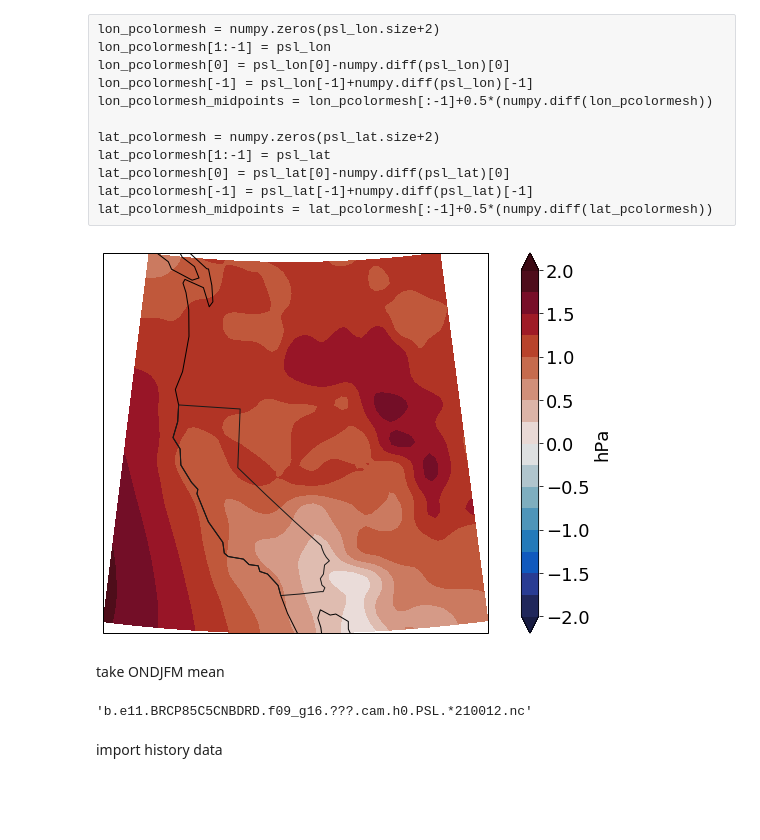
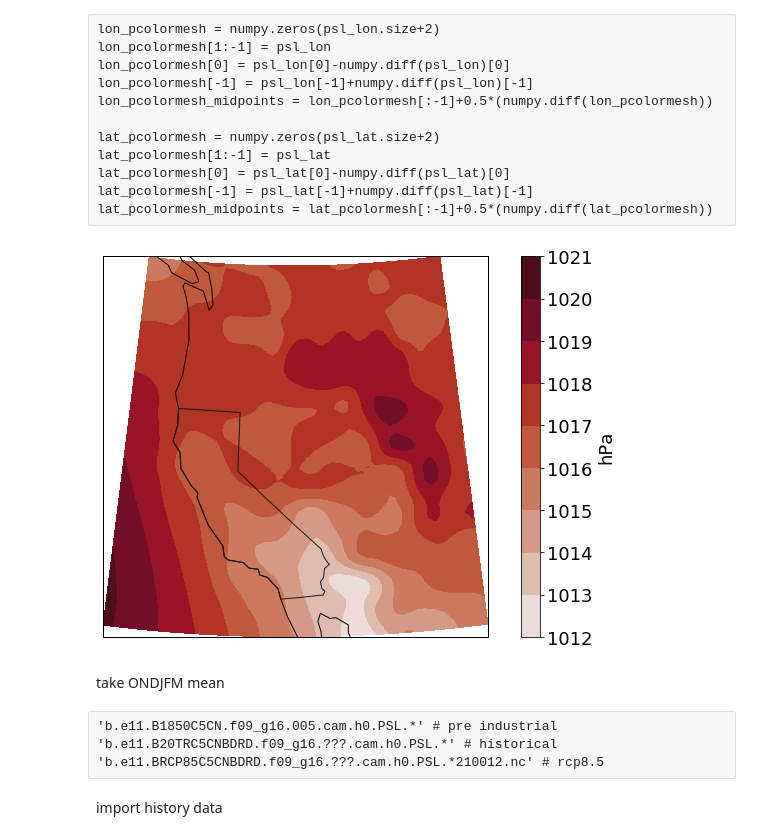
Before and after one commit to bairdlangenbrunner/california-ecoregions-analysis, a Jupyter notebook: notebooks-and-python-scripts/pressure-analysis/monthly-pressure-trends-LENS-cheyenne.ipynb, the cells around one changed output. Saved outputs shown, nothing was run; the diff lists cells and outputs as text; code cells hidden in the pictures; blank space fills up the shorter version.

```diff
--- a/notebooks-and-python-scripts/pressure-analysis/monthly-pressure-trends-LENS-cheyenne.ipynb
+++ b/notebooks-and-python-scripts/pressure-analysis/monthly-pressure-trends-LENS-cheyenne.ipynb
@@ -11,6 +11,9 @@ import itertools
 import scipy.ndimage
 import datetime
 import glob
+
+import matplotlib
+matplotlib.rcParams['font.sans-serif'] = ['Arial']
 # %%
 states_gdf = geopandas.read_file('/glade/u/home/baird/_shapefiles/_natural_earth_data/ne_110m_admin_1_states_provinces/ne_110m_admin_1_states_provinces.shp')
 #coastlines_gs = geopandas.GeoSeries.from_file('/Users/baird/Dropbox/_shapefiles/_natural_earth_data/ne_110m_coastline/ne_110m_coastline.shp')
@@ -58,43 +61,41 @@ fig = mp.figure(figsize=(12,7))
 
 map_proj = cartopy.crs.LambertConformal(standard_parallels=[lat_lo,lat_hi], \
     central_longitude=0.5*(lon_lo+lon_hi), \
     central_latitude=0.5*(lat_lo+lat_hi))
 
 #map_proj = cartopy.crs.PlateCarree()
 
 lens_proj = cartopy.crs.PlateCarree()
 
 ax = fig.add_subplot(111, projection=map_proj)
 #ax.set_global()#extent([lon_lo, lon_hi, lat_lo, lat_hi])
 ax.coastlines()
 ax.add_geometries([ca_gdf.geometry.values[0]], crs=cartopy.crs.PlateCarree(), \
                   facecolor='None', edgecolor='0.1')
 
 field = psl_data.mean(axis=0)/100.
 xi_smooth = scipy.ndimage.zoom(psl_lon,3)
 yi_smooth = scipy.ndimage.zoom(psl_lat,3)
 field_smooth = scipy.ndimage.zoom(field,3)
 
 psl_vals = ax.contourf(xi_smooth,yi_smooth,field_smooth,\
                       cmap=cmocean.cm.amp,transform=lens_proj)
 
 # psl_vals = ax.contourf(psl_lon,psl_lat,psl_data.mean(axis=0)/100.,\
 #                       cmap=cmocean.cm.amp,transform=lens_proj)
 
-cbar = mp.colorbar(temps)
+cbar = mp.colorbar(psl_vals)
 cbar.ax.tick_params(labelsize=18)
 cbar.set_label('hPa', fontsize=18)
 #fig.savefig('topo_and_sierras_ecoregion.png', dpi=600, bbox_inches='tight', transparent=True)
 # %% [output]
-[figure, old version]
+[figure, new version]
 # %% [markdown]
 take ONDJFM mean
-# %%
-'b.e11.B1850C5CN.f09_g16.005.cam.h0.PSL.*' # pre industrial
-'b.e11.B20TRC5CNBDRD.f09_g16.???.cam.h0.PSL.*' # historical
-'b.e11.BRCP85C5CNBDRD.f09_g16.???.cam.h0.PSL.*210012.nc' # rcp8.5
-# %% [output]
-'b.e11.BRCP85C5CNBDRD.f09_g16.???.cam.h0.PSL.*210012.nc'
+# %% [raw]
+'b.e11.B1850C5CN.f09_g16.005.cam.h0.PSL.*' # pre industrial
+'b.e11.B20TRC5CNBDRD.f09_g16.???.cam.h0.PSL.*' # historical
+'b.e11.BRCP85C5CNBDRD.f09_g16.???.cam.h0.PSL.*210012.nc' # rcp8.5
 # %%
 hist_files = sorted(glob.glob('/glade/collections/cdg/data/cesmLE/CESM-CAM5-BGC-LE/atm/proc/tseries/monthly/PSL/b.e11.B20TRC5CNBDRD.f09_g16.???.cam.h0.PSL.*'))
 rcp_files = sorted(glob.glob('/glade/collections/cdg/data/cesmLE/CESM-CAM5-BGC-LE/atm/proc/tseries/monthly/PSL/b.e11.BRCP85C5CNBDRD.f09_g16.???.cam.h0.PSL.*210012.nc'))
```
Also changed, not shown: parts of 11 cells of this notebook, 4 other files.
